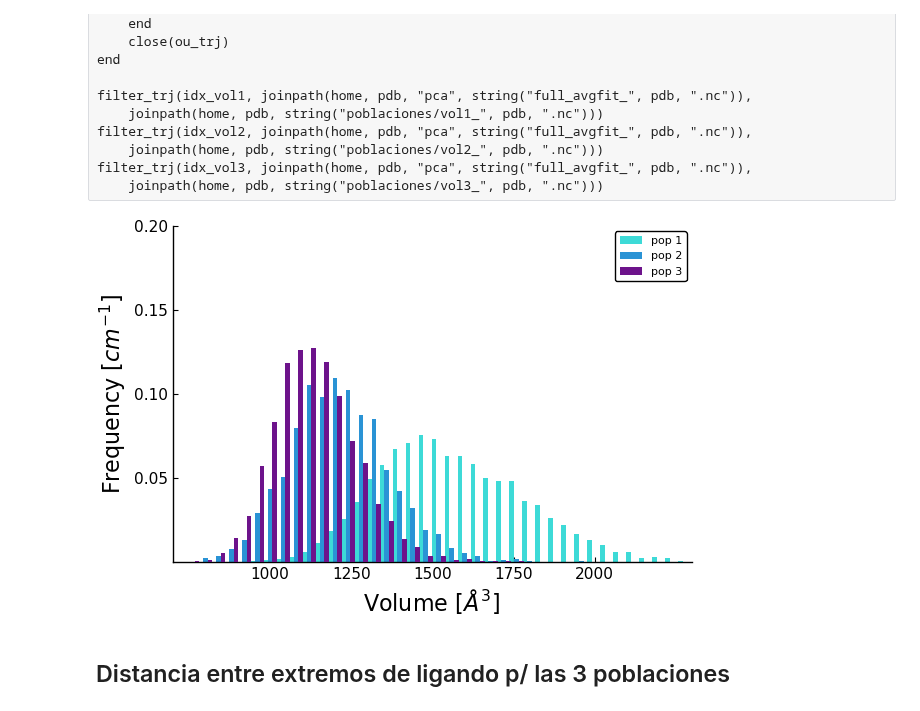
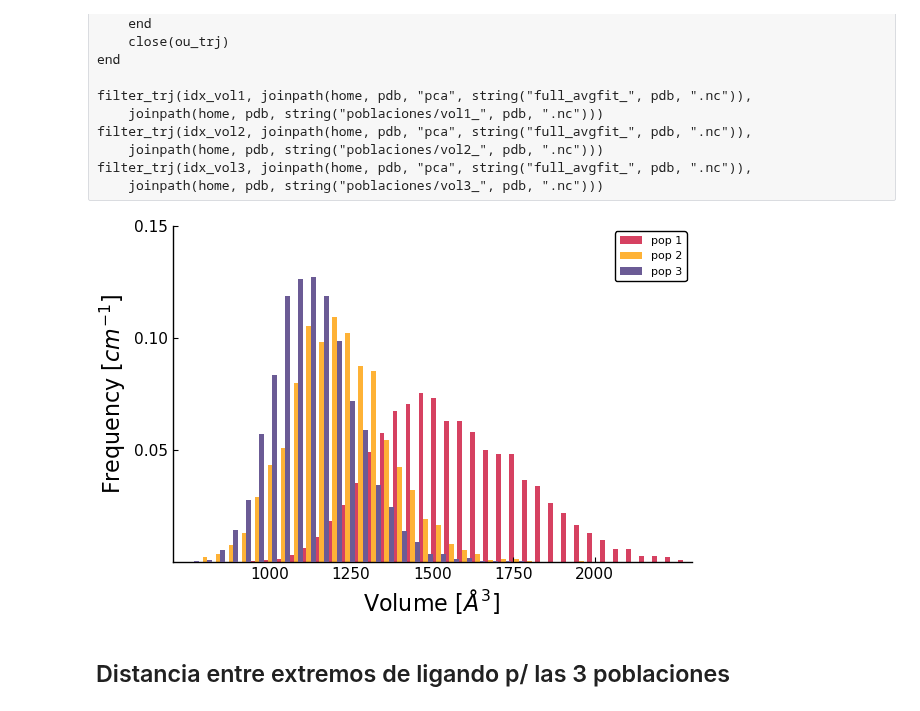
Before and after one commit to pgbarletta/reold_lbp, a Jupyter notebook: src/final_4xcp_pob_lig.ipynb, the cells around one changed output. Drawn from its saved outputs; the diff is of its cells as text; code cells hidden in the pictures.

```diff
--- a/src/final_4xcp_pob_lig.ipynb
+++ b/src/final_4xcp_pob_lig.ipynb
@@ -164,32 +164,32 @@ trj_vol3 = full_trj_vol[idx_vol3];
 # %%
 st = 40
 bw = 28
 fa = .7
 bin_range = 700:st:2300
 bin_vol = collect(bin_range)
 
 # Histograma ponderado
 wgh_vol = fill(1.0, length(idx_vol1))
 bin_vol1_4xcp, his_vol1_4xcp = JUMD.WeightedHist(trj_vol1, bin_vol, wgh_vol, true, false)
 
 wgh_vol = fill(1.0, length(idx_vol2))
 bin_vol2_4xcp, his_vol2_4xcp = JUMD.WeightedHist(trj_vol2, bin_vol, wgh_vol, true, false)
 
 wgh_vol = fill(1.0, length(idx_vol3))
 bin_vol3_4xcp, his_vol3_4xcp = JUMD.WeightedHist(trj_vol3, bin_vol, wgh_vol, true, false)
 
 grp = repeat(["pop 1", "pop 2", "pop 3"], inner = length(bin_vol1_4xcp))
-clr = repeat([colorant"#3DDAD7", colorant"#2A93D5", colorant"#6d138b"],
+clr = repeat([colorant"#d64161", colorant"#feb236", colorant"#6b5b95"],
     inner = length(bin_vol1_4xcp))
 
 plt_his_vols = groupedbar(
     repeat(bin_vol1_4xcp, outer = 3), hcat(his_vol1_4xcp, his_vol2_4xcp, his_vol3_4xcp),
     group = grp, fillcolor = clr, bar_width = 45,
-    xticks = 1E3:250:2E3, yticks = .05:.05:.2,
-    xlims = (700, 2300), ylims = (0, .2),
+    xticks = 1E3:250:2E3, yticks = .05:.05:.15,
+    xlims = (700, 2300), ylims = (0, .15),
 
     linecolor = false, legend = (.9, .95),
     grid = false, guidefont = font(16, "cursive"), tickfont = font(11, "cursive"),
     yaxis = L"Frequency $[cm^{-1}]$", xaxis = L"Volume $[\AA^3]$ ")
 # %% [output]
-[figure, old version]
+[figure, new version]
```
Also changed, not shown: parts of 2 cells of this notebook, 31 other files.
